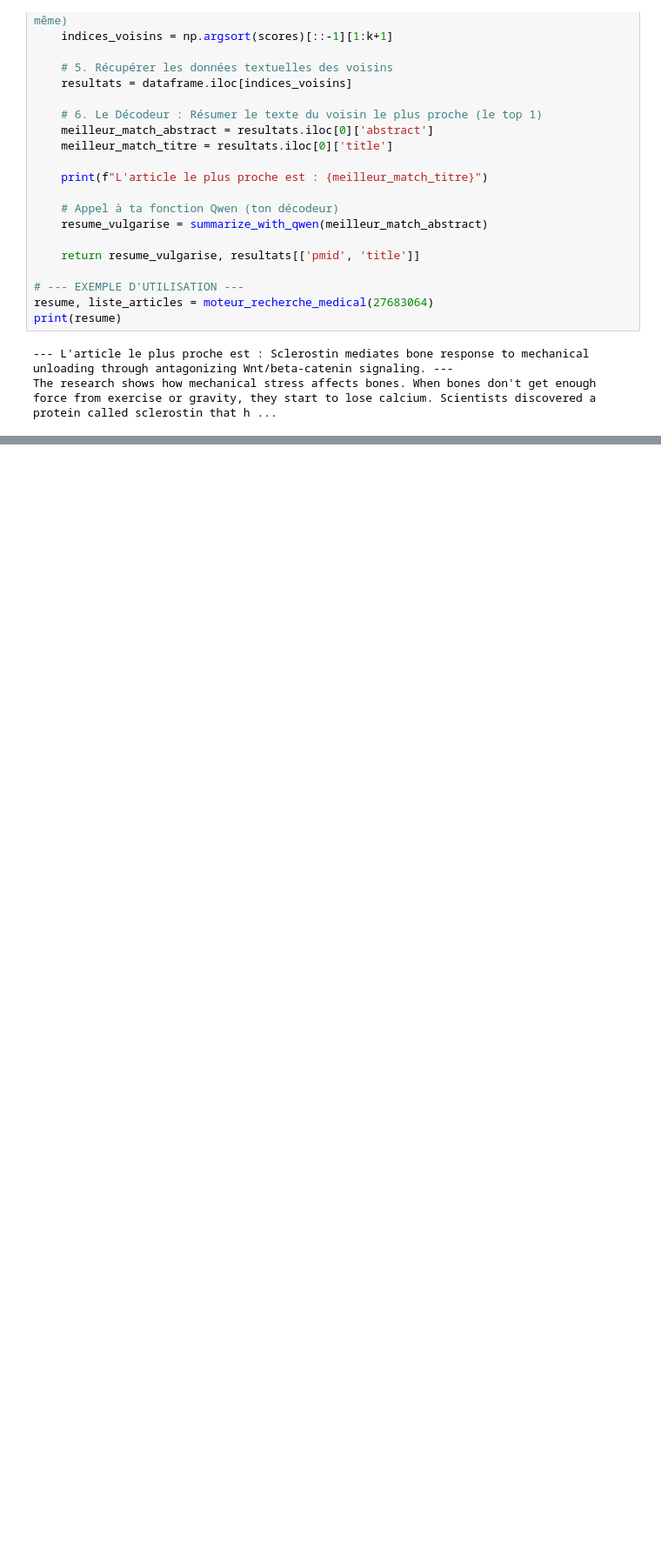
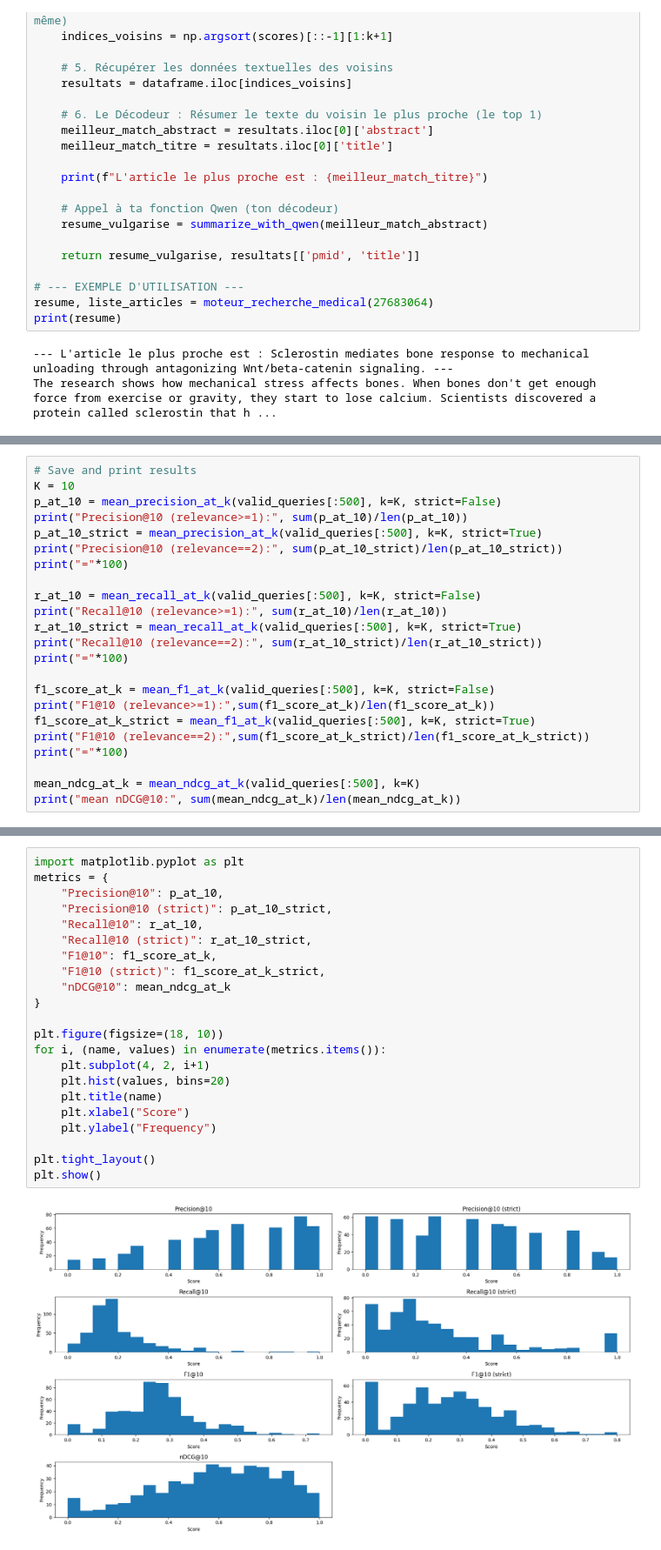
Before and after one commit to saidamoussaeva/Hands-on-NLP-Project, a Jupyter notebook: OptimusPrime_for_GoogleColab.ipynb, the cells around one changed output, grey strips where cells are left out. Shown at 87% size. Drawn from its saved outputs; the diff is of its cells as text; blank space fills up the shorter version.

```diff
--- a/OptimusPrime_for_GoogleColab.ipynb
+++ b/OptimusPrime_for_GoogleColab.ipynb
@@ -350,0 +676,23 @@ The research shows how mechanical stress affects bones. When bones don't get eno
+# %%
+# Save and print results
+K = 10
+p_at_10 = mean_precision_at_k(valid_queries[:500], k=K, strict=False)
+print("Precision@10 (relevance>=1):", sum(p_at_10)/len(p_at_10))
+p_at_10_strict = mean_precision_at_k(valid_queries[:500], k=K, strict=True)
+print("Precision@10 (relevance==2):", sum(p_at_10_strict)/len(p_at_10_strict))
+print("="*100)
+
+r_at_10 = mean_recall_at_k(valid_queries[:500], k=K, strict=False)
+print("Recall@10 (relevance>=1):", sum(r_at_10)/len(r_at_10))
+r_at_10_strict = mean_recall_at_k(valid_queries[:500], k=K, strict=True)
+print("Recall@10 (relevance==2):", sum(r_at_10_strict)/len(r_at_10_strict))
+print("="*100)
+
+f1_score_at_k = mean_f1_at_k(valid_queries[:500], k=K, strict=False)
+print("F1@10 (relevance>=1):",sum(f1_score_at_k)/len(f1_score_at_k))
+f1_score_at_k_strict = mean_f1_at_k(valid_queries[:500], k=K, strict=True)
+print("F1@10 (relevance==2):",sum(f1_score_at_k_strict)/len(f1_score_at_k_strict))
+print("="*100)
+
+mean_ndcg_at_k = mean_ndcg_at_k(valid_queries[:500], k=K)
+print("mean nDCG@10:", sum(mean_ndcg_at_k)/len(mean_ndcg_at_k))
@@ -350,0 +704,24 @@ The research shows how mechanical stress affects bones. When bones don't get eno
+# %%
+import matplotlib.pyplot as plt
+metrics = {
+    "Precision@10": p_at_10,
+    "Precision@10 (strict)": p_at_10_strict,
+    "Recall@10": r_at_10,
+    "Recall@10 (strict)": r_at_10_strict,
+    "F1@10": f1_score_at_k,
+    "F1@10 (strict)": f1_score_at_k_strict,
+    "nDCG@10": mean_ndcg_at_k
+}
+
+plt.figure(figsize=(18, 10))
+for i, (name, values) in enumerate(metrics.items()):
+    plt.subplot(4, 2, i+1)
+    plt.hist(values, bins=20)
+    plt.title(name)
+    plt.xlabel("Score")
+    plt.ylabel("Frequency")
+
+plt.tight_layout()
+plt.show()
+# %% [output]
+[figure, added]
```
Also changed, not shown: parts of 20 cells of this notebook.
